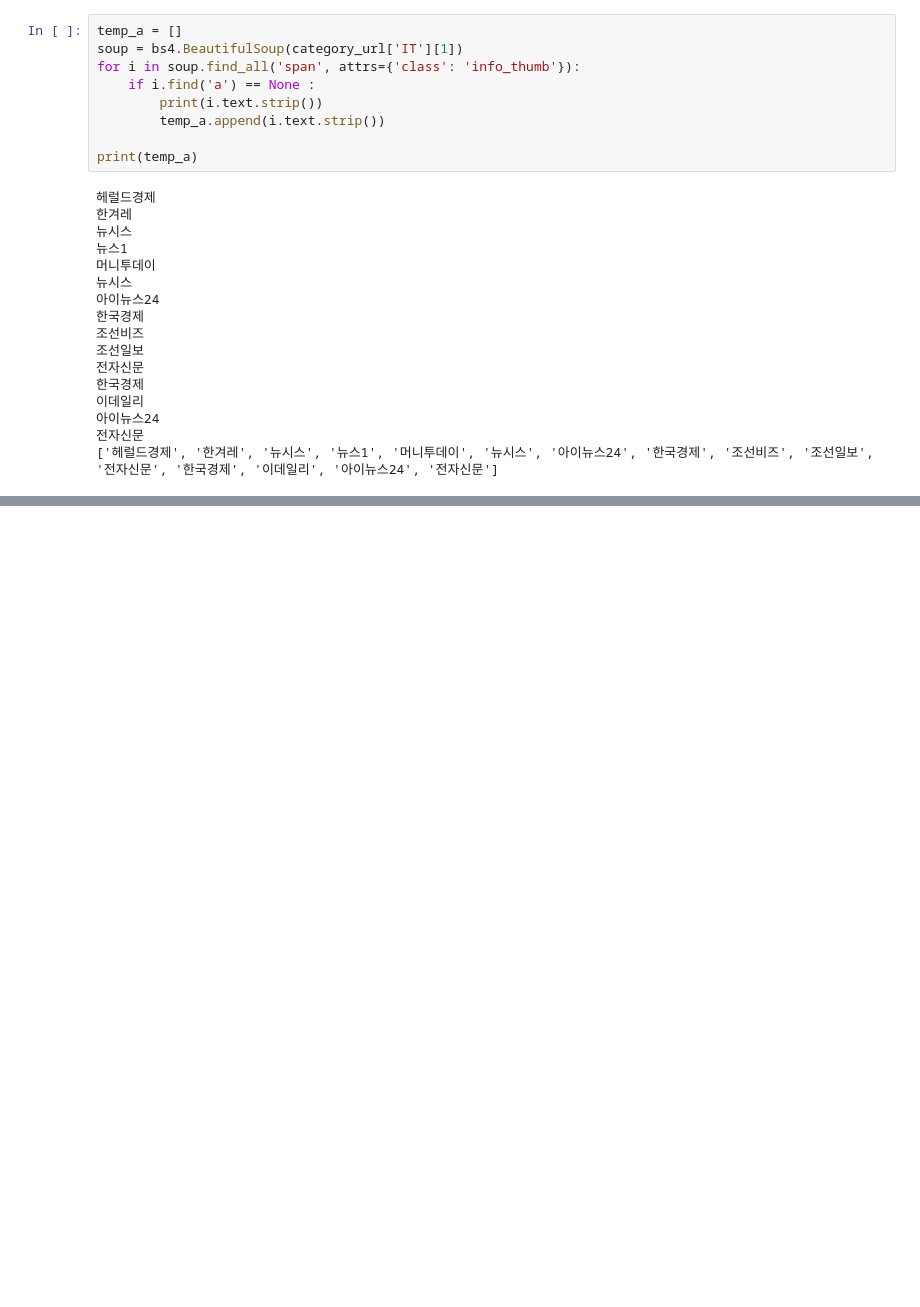
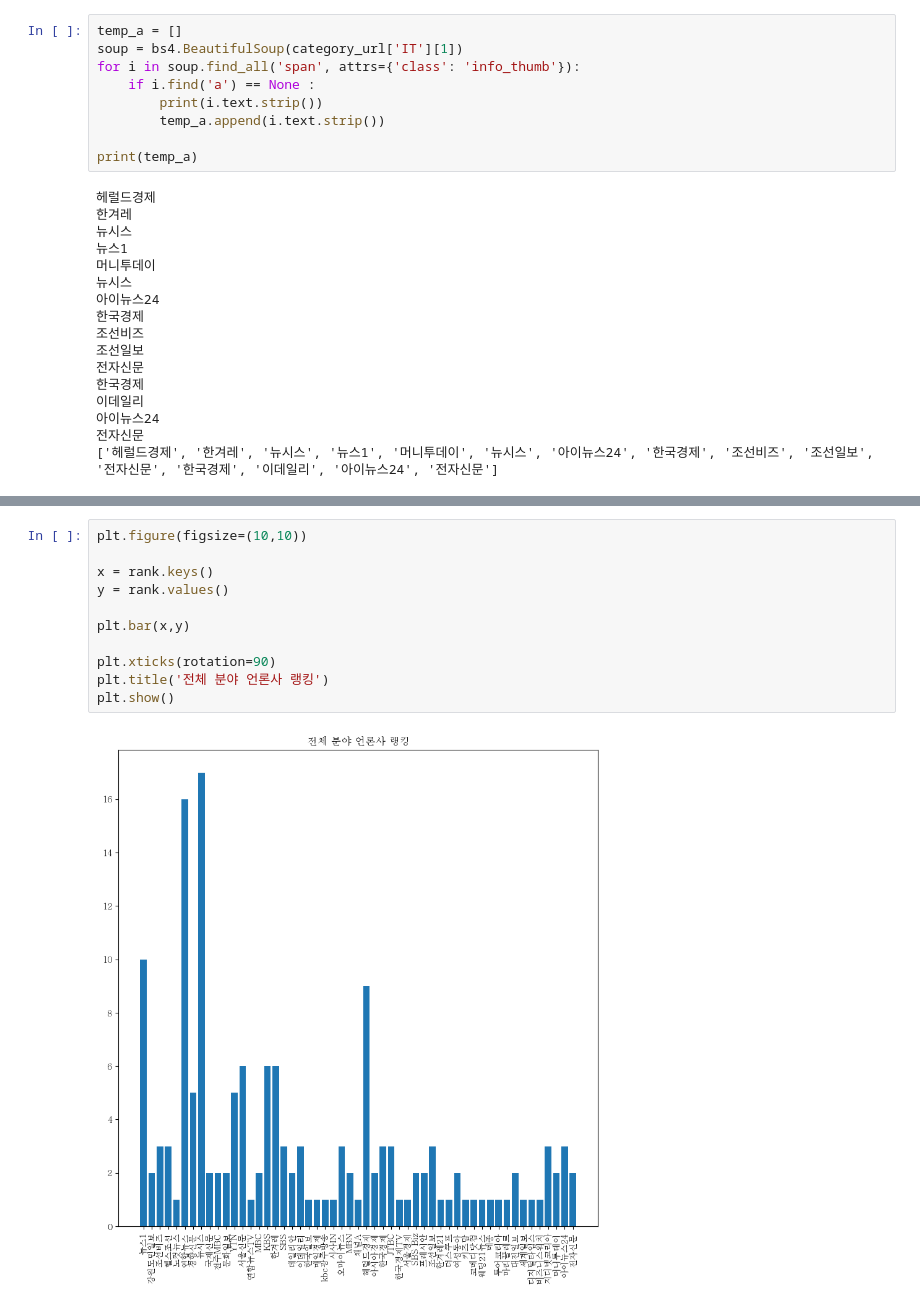
Before and after one commit to skjung1979/classproject, a Jupyter notebook: python/포털뉴스크롤링데이터분석.ipynb, the cells around one changed output, grey strips where cells are left out. Drawn from its saved outputs; the diff is of its cells as text; blank space fills up the shorter version.

```diff
--- a/python/포털뉴스크롤링데이터분석.ipynb
+++ b/python/포털뉴스크롤링데이터분석.ipynb
@@ -101,0 +216,13 @@ print(temp_a)
+# %%
+plt.figure(figsize=(10,10))
+
+x = rank.keys()
+y = rank.values()
+
+plt.bar(x,y)
+
+plt.xticks(rotation=90)
+plt.title('전체 분야 언론사 랭킹')
+plt.show()
+# %% [output]
+[figure, added]
```
Also changed, not shown: parts of 10 cells of this notebook, 1 other file.
